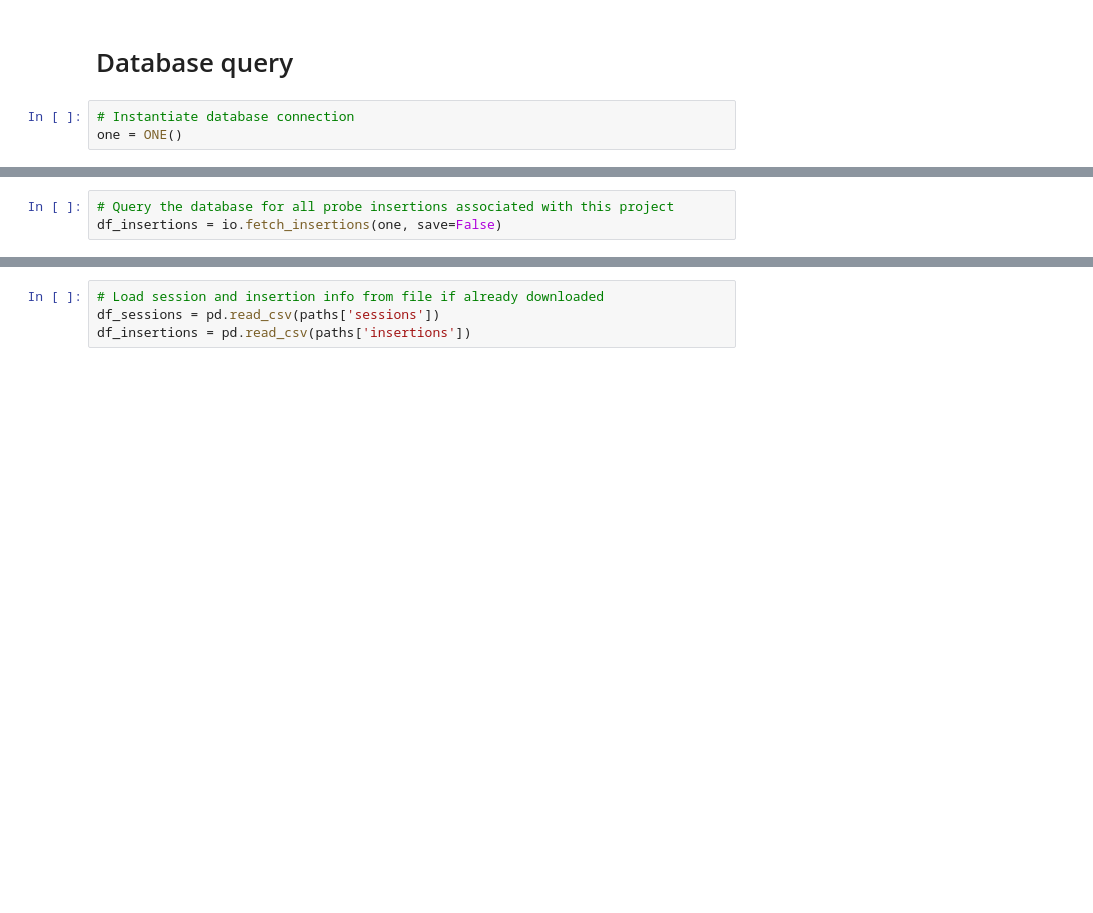
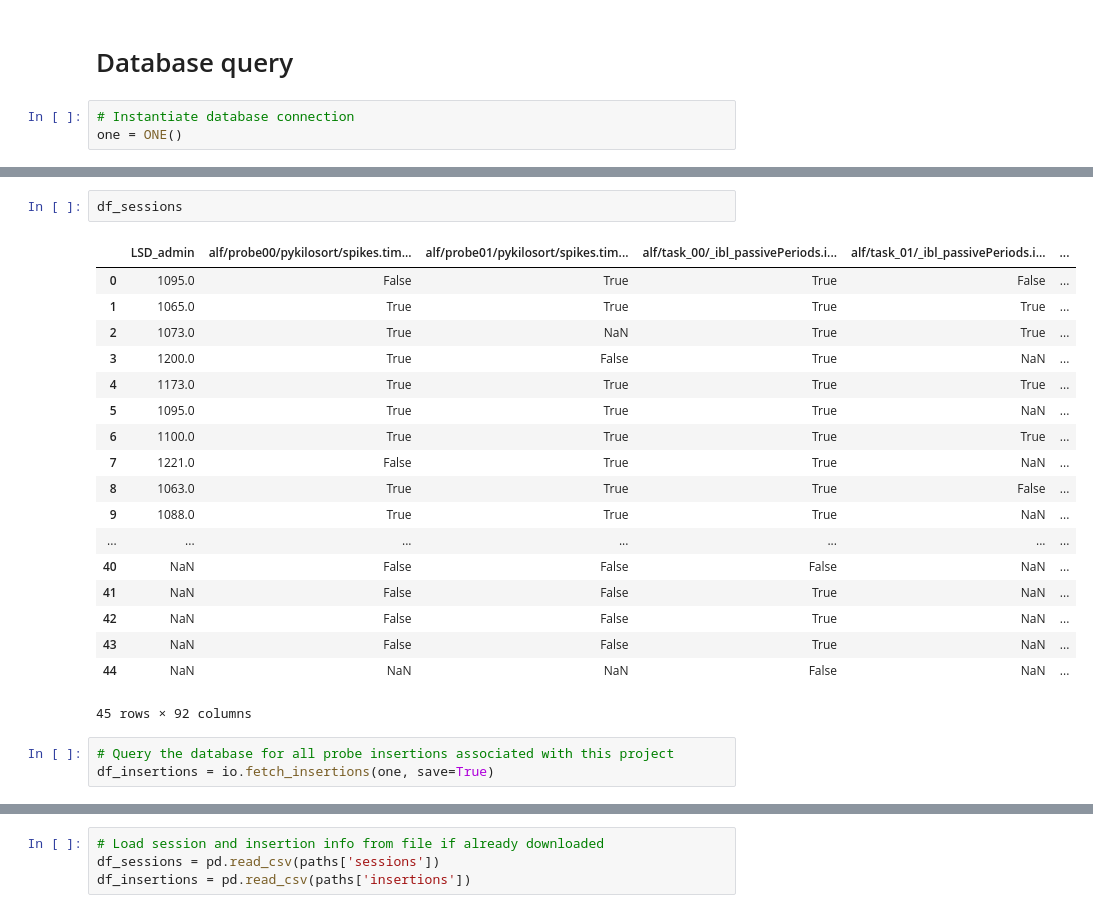
Before and after one commit to ja-94/psychedelics, a Jupyter notebook: 00_download_data.ipynb, the cells around one changed output, grey strips where cells are left out. Drawn from its saved outputs; the diff is of its cells as text; blank space fills up the shorter version.

```diff
--- a/00_download_data.ipynb
+++ b/00_download_data.ipynb
@@ -37,3 +21,24 @@ df_sessions = io.fetch_sessions(one, save=True)
+# %%
+df_sessions
+# %% [output]
+|  | LSD_admin | alf/probe00/pykilosort/spikes.tim... | alf/probe01/pykilosort/spikes.tim... | alf/task_00/_ibl_passivePeriods.i... | alf/task_01/_ibl_passivePeriods.i... | ... |
+| 0 | 1095.0 | False | True | True | False | ... |
+| 1 | 1065.0 | True | True | True | True | ... |
+| 2 | 1073.0 | True | NaN | True | True | ... |
+| 3 | 1200.0 | True | False | True | NaN | ... |
+| 4 | 1173.0 | True | True | True | True | ... |
+| 5 | 1095.0 | True | True | True | NaN | ... |
+| 6 | 1100.0 | True | True | True | True | ... |
+| 7 | 1221.0 | False | True | True | NaN | ... |
+| 8 | 1063.0 | True | True | True | False | ... |
+| 9 | 1088.0 | True | True | True | NaN | ... |
+| ... | ... | ... | ... | ... | ... | ... |
+| 40 | NaN | False | False | False | NaN | ... |
+| 41 | NaN | False | False | True | NaN | ... |
+| 42 | NaN | False | False | True | NaN | ... |
+| 43 | NaN | False | False | True | NaN | ... |
+| 44 | NaN | NaN | NaN | False | NaN | ... |
+45 rows × 92 columns
 # %%
 # Query the database for all probe insertions associated with this project
-df_insertions = io.fetch_insertions(one, save=False)
+df_insertions = io.fetch_insertions(one, save=True)
```
Also changed, not shown: parts of 7 cells of this notebook, 5 other files.
